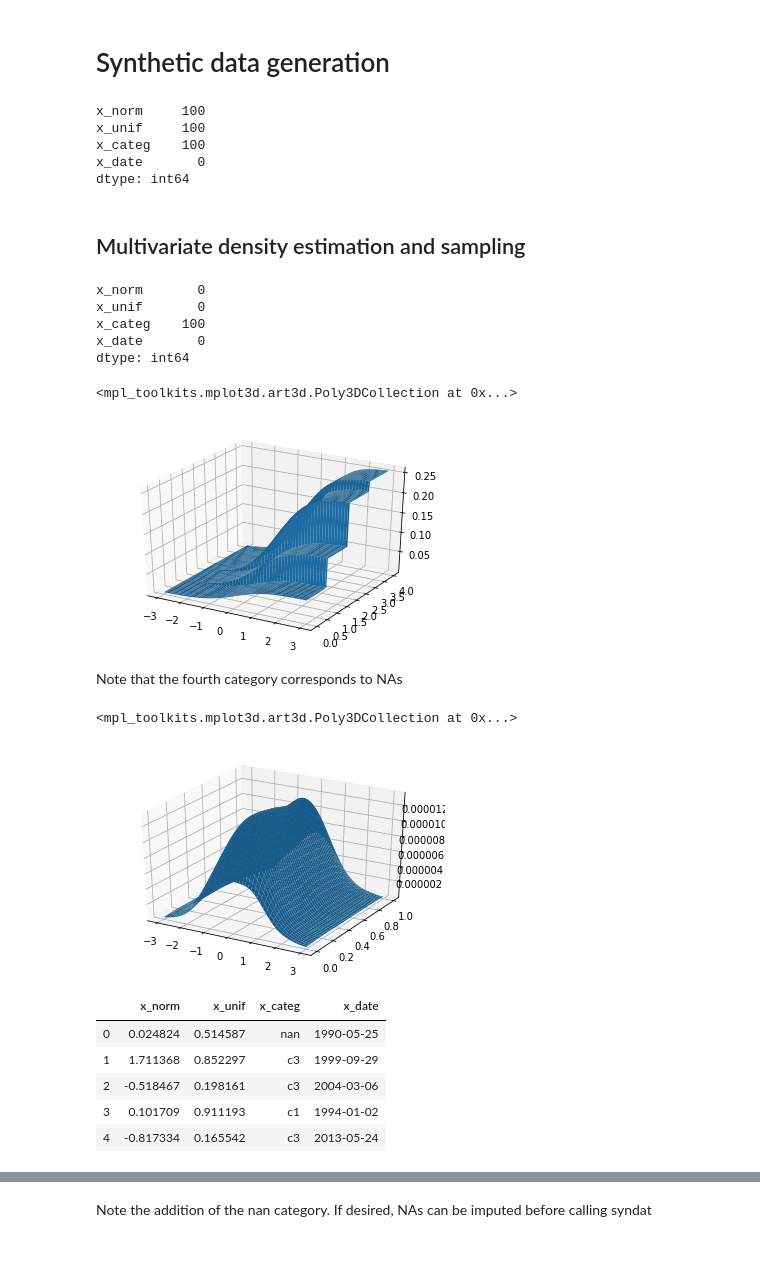
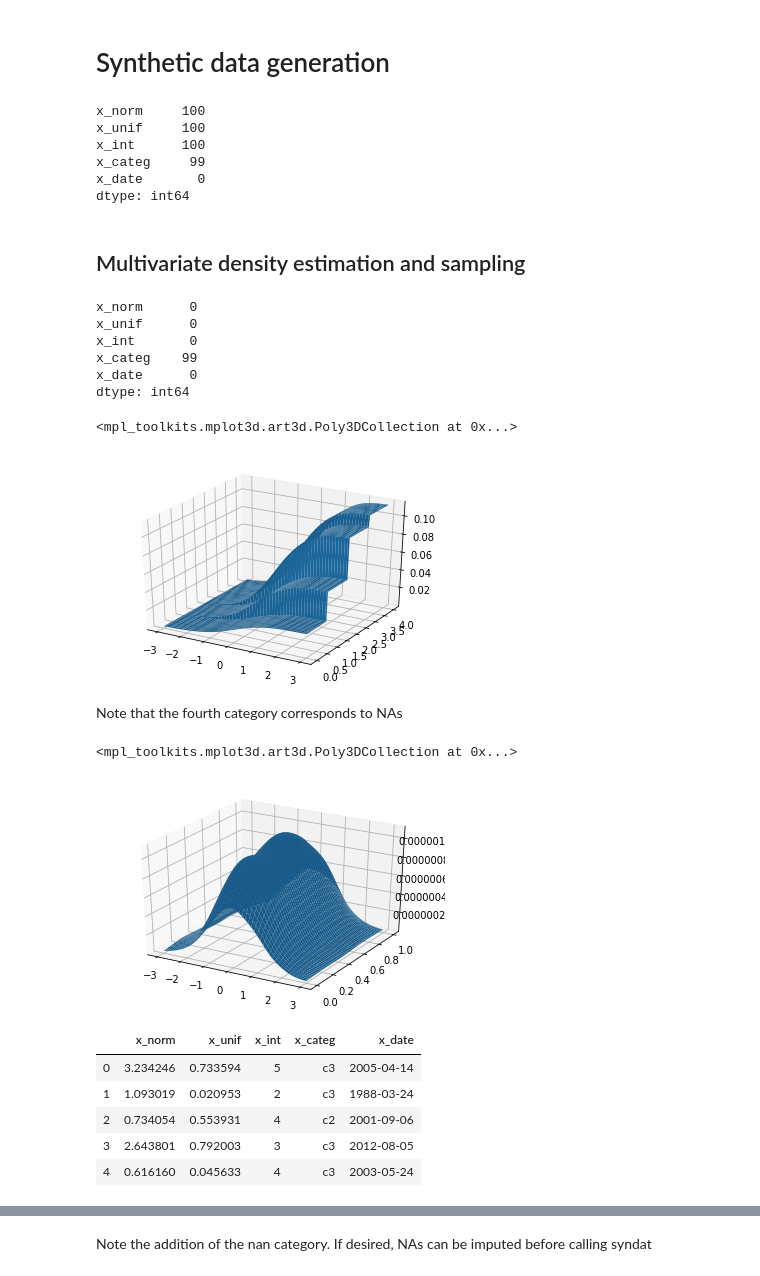
Before and after one commit to araskay/syndat, a Jupyter notebook: syndat_usage_example.ipynb, the cells around one changed output, grey strips where cells are left out. Cells and saved outputs as stored; diff of their text form; code cells hidden in the pictures.

Commit message:
adding int type to example nb

```diff
--- a/syndat_usage_example.ipynb
+++ b/syndat_usage_example.ipynb
@@ -13,13 +13,14 @@ from mpl_toolkits.mplot3d import Axes3D
 n = 10000
 x_norm = np.random.randn(n)
 x_unif = np.random.rand(n)
+x_int = np.random.randint(0, 10, size=n)
 x_categ = np.random.choice(['c1','c2','c3'], size=n, p=[0.2,0.3,0.5])
 x_date = np.random.permutation(
     pd.date_range('2000-01-01', '2020-01-01', periods=n)
 )
 
 df = pd.DataFrame(
-    {'x_norm':x_norm, 'x_unif':x_unif, 'x_categ':x_categ, 'x_date':x_date}
+    {'x_norm':x_norm, 'x_unif':x_unif, 'x_int': x_int, 'x_categ':x_categ, 'x_date':x_date}
 )
 
 # convert dt to str to make the data more realistic
@@ -46,8 +48,13 @@ x_categ    100
 x_date     100
 dtype: int64
 # %%
-cols = {'x_norm':'float', 'x_unif':'float', 'x_categ':'unord', 'x_date':'dt'}
-# allowed types: quant, categ, ord, dt
+cols = {
+    'x_norm':'float',
+    'x_unif':'float',
+    'x_int':'int',
+    'x_categ':'unord',
+    'x_date':'dt'
+}
 # %% [markdown]
 # Synthetic data generation
 # %%
@@ -59,7 +66,8 @@ df.isnull().sum()
 # %% [output]
 x_norm     100
 x_unif     100
-x_categ    100
+x_int      100
+x_categ     99
 x_date       0
 dtype: int64
 # %% [markdown]
@@ -70,14 +78,15 @@ dtype: int64
 df_imp = df.copy()
 
 # replace NAs with 0 for now - can do "better", e.g., replace with median
-df_imp[['x_norm','x_unif']] = df_imp[['x_norm','x_unif']] .fillna(0)
+df_imp[['x_norm', 'x_unif', 'x_int']] = df_imp[['x_norm', 'x_unif', 'x_int']] .fillna(0)
 
 df_imp.isnull().sum()
 # %% [output]
-x_norm       0
-x_unif       0
-x_categ    100
-x_date       0
+x_norm      0
+x_unif      0
+x_int       0
+x_categ    99
+x_date      0
 dtype: int64
 # %%
 sd = syndat.SynDat(df_imp, cols, multivariate=True, convert_dt=True)
@@ -87,45 +96,46 @@ x=np.linspace(-3,3,100)
 y=np.linspace(0,4,100)
 X, Y = np.meshgrid(x,y)
 x_unif_samp = 0.5
+x_int_samp = np.median(sd.df['x_int'])
 x_date_samp = np.median(sd.df['x_date'])
-z = np.array([sd.kde.cdf([x,x_unif_samp,y,x_date_samp]) for x,y in zip(np.ravel(X), np.ravel(Y))])
+z = np.array([sd.kde.cdf([x,x_unif_samp,x_int_samp,y,x_date_samp]) for x,y in zip(np.ravel(X), np.ravel(Y))])
 Z = z.reshape(X.shape)
 
 ax = plt.axes(projection='3d')
 ax.plot_surface(X,Y,Z)
 # %% [output]
 <mpl_toolkits.mplot3d.art3d.Poly3DCollection at 0x...>
-[figure, old version]
+[figure, new version]
 # %% [markdown]
 Note that the fourth category corresponds to NAs
 # %%
 # plot continuous vars - PDF
 x=np.linspace(-3,3,100)
 y=np.linspace(0,1,100)
 X, Y = np.meshgrid(x,y)
-
+x_int_samp = np.median(sd.df['x_int'])
 x_categ_samp = 2
 x_date_samp = np.median(sd.df['x_date'])
-z = np.array([sd.kde.pdf([x,y,x_categ_samp,x_date_samp]) for x,y in zip(np.ravel(X), np.ravel(Y))])
+z = np.array([sd.kde.pdf([x,y,x_int_samp,x_categ_samp,x_date_samp]) for x,y in zip(np.ravel(X), np.ravel(Y))])
 Z = z.reshape(X.shape)
 
 ax = plt.axes(projection='3d')
 ax.plot_surface(X,Y,Z)
 # %% [output]
 <mpl_toolkits.mplot3d.art3d.Poly3DCollection at 0x...>
-[figure, old version]
+[figure, new version]
 # %%
 # get synthetic data
 df_samp = sd.get_sample(n=1000)
 # %%
 df_samp.head()
 # %% [output]
-|  | x_norm | x_unif | x_categ | x_date |
-| 0 | 0.024824 | 0.514587 | nan | 1990-05-25 |
-| 1 | 1.711368 | 0.852297 | c3 | 1999-09-29 |
-| 2 | -0.518467 | 0.198161 | c3 | 2004-03-06 |
-| 3 | 0.101709 | 0.911193 | c1 | 1994-01-02 |
-| 4 | -0.817334 | 0.165542 | c3 | 2013-05-24 |
+|  | x_norm | x_unif | x_int | x_categ | x_date |
+| 0 | 3.234246 | 0.733594 | 5 | c3 | 2005-04-14 |
+| 1 | 1.093019 | 0.020953 | 2 | c3 | 1988-03-24 |
+| 2 | 0.734054 | 0.553931 | 4 | c2 | 2001-09-06 |
+| 3 | 2.643801 | 0.792003 | 3 | c3 | 2012-08-05 |
+| 4 | 0.616160 | 0.045633 | 4 | c3 | 2003-05-24 |
 # %%
 # plot sampled data - normal vs categorical
 ax = plt.axes()
```
Also changed, not shown: parts of 14 cells of this notebook.
